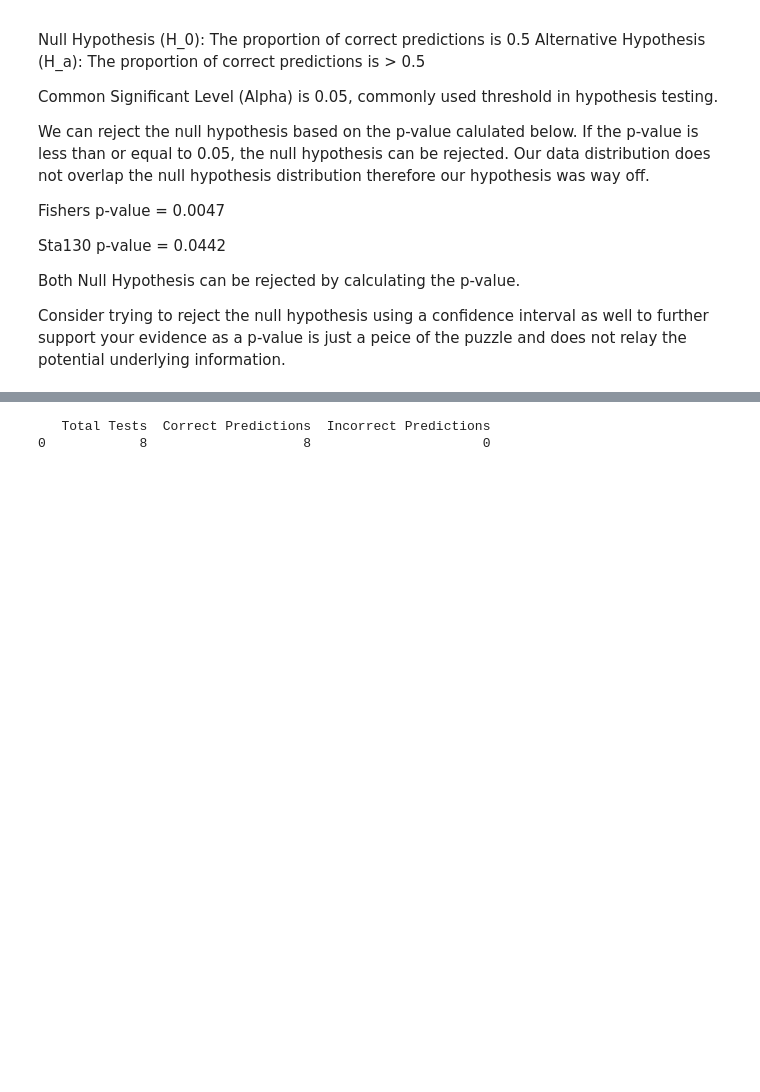
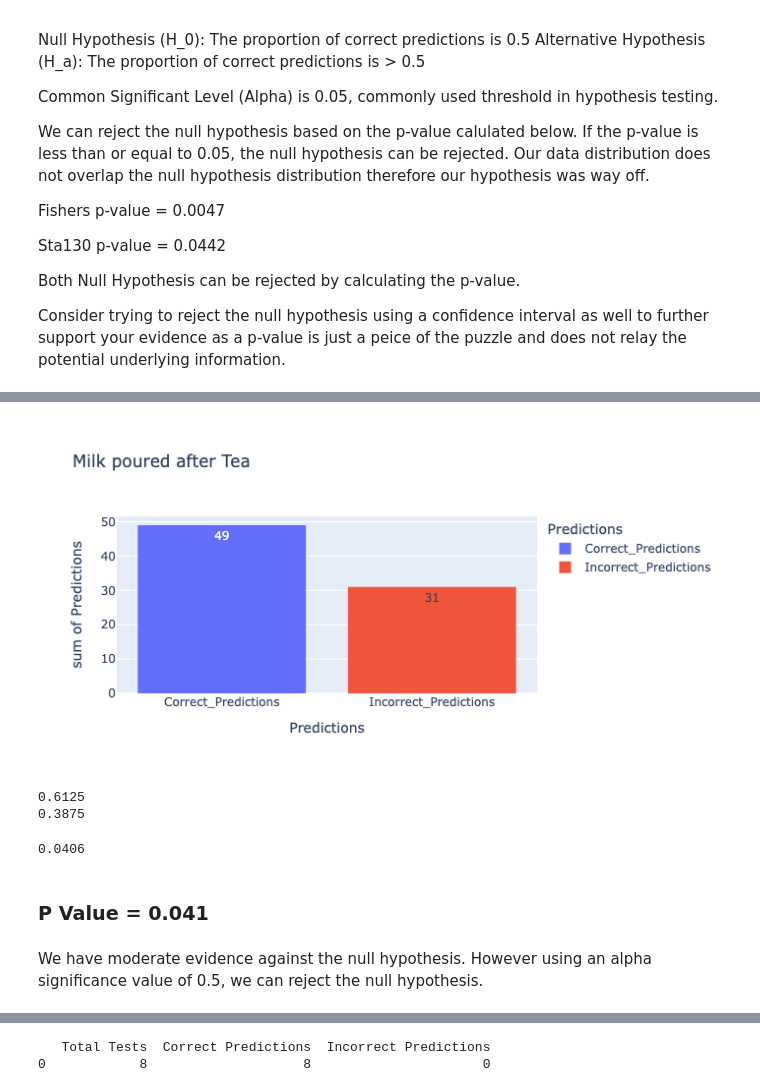
Before and after one commit to LucaPiccone/sta130, a Jupyter notebook: HW/HW_05.ipynb, the cells around one changed output, grey strips where cells are left out. Cells and saved outputs as stored; diff of their text form; code cells hidden in the pictures; blank space fills up the shorter version.

```diff
--- a/HW/HW_05.ipynb
+++ b/HW/HW_05.ipynb
@@ -71,0 +313,26 @@ Consider trying to reject the null hypothesis using a confidence interval as wel
+# %%
+sta130_study = pd.DataFrame({
+    'Categories': ['Correct_Predictions', 'Incorrect_Predictions'],
+    'Count': [49, 31]
+})
+# %%
+import plotly.express as px
+
+fig = px.histogram(sta130_study,
+    x = 'Categories',
+    y = 'Count',
+    title = 'Milk poured after Tea',
+    labels = {'Count': 'Predictions', 'Categories': 'Predictions'},
+    color = 'Categories',
+    text_auto = True
+)
+
+fig.show()
+# %% [output]
+[figure, added]
+# %%
+print(sta130_df.Correct_Predictions.mean())
+print(sta130_df.Incorrect_Predictions.mean())
+# %% [output]
+0.6125
+0.3875
@@ -71,0 +348,14 @@ Consider trying to reject the null hypothesis using a confidence interval as wel
+# %%
+observation_mean = sta130_df.Correct_Predictions.mean()
+
+as_or_more_extreme = abs(simulation_means - 0.5) >= abs(observation_mean - 0.5)
+
+p_value = as_or_more_extreme.sum() / num_of_sims
+
+print(p_value)
+# %% [output]
+0.0406
+# %% [markdown]
+### P Value = 0.041
+# %% [markdown]
+We have moderate evidence against the null hypothesis. However using an alpha significance value of 0.5, we can reject the null hypothesis.
```
Also changed, not shown: parts of 24 cells of this notebook, 4 other files.
